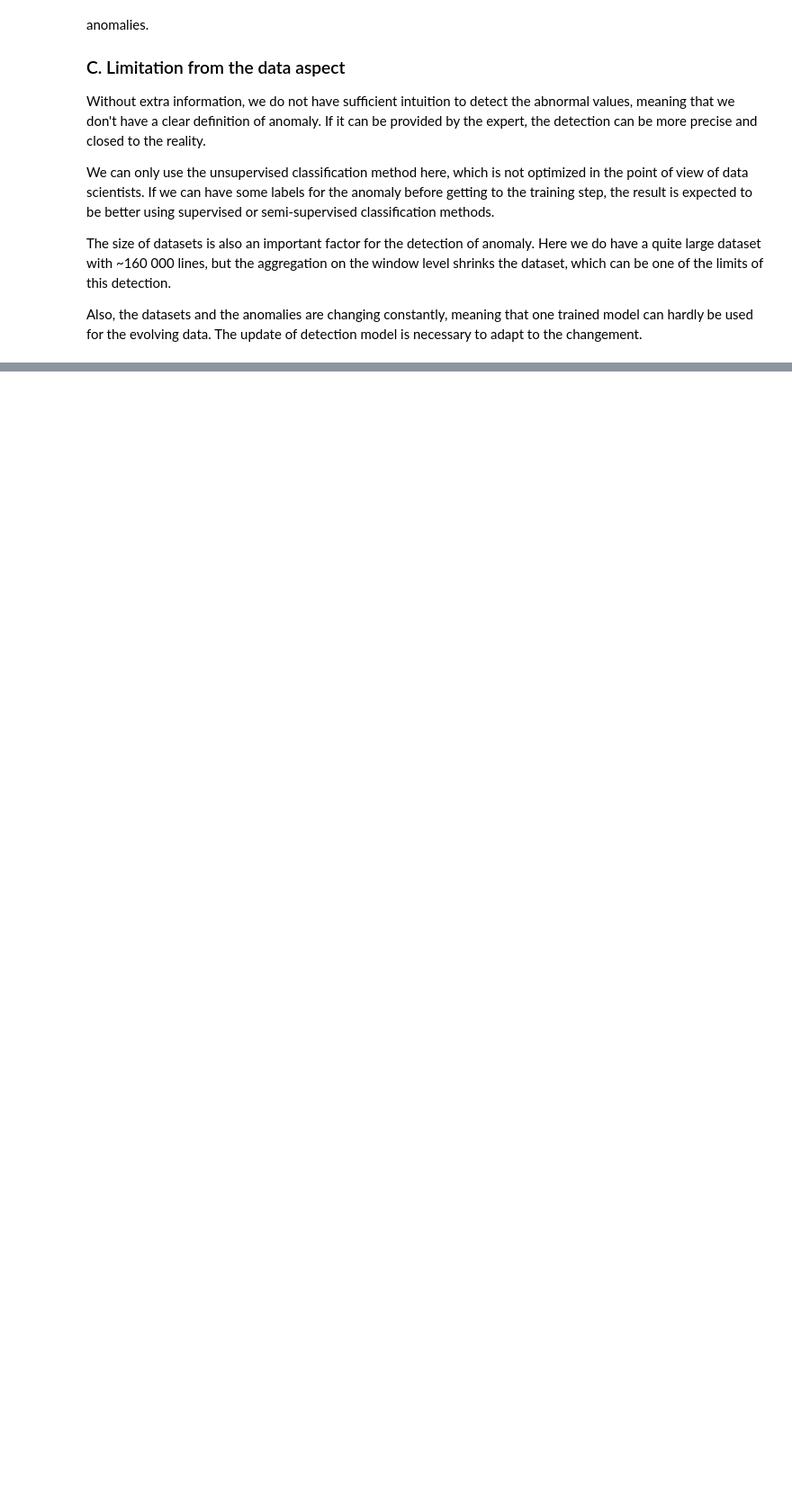
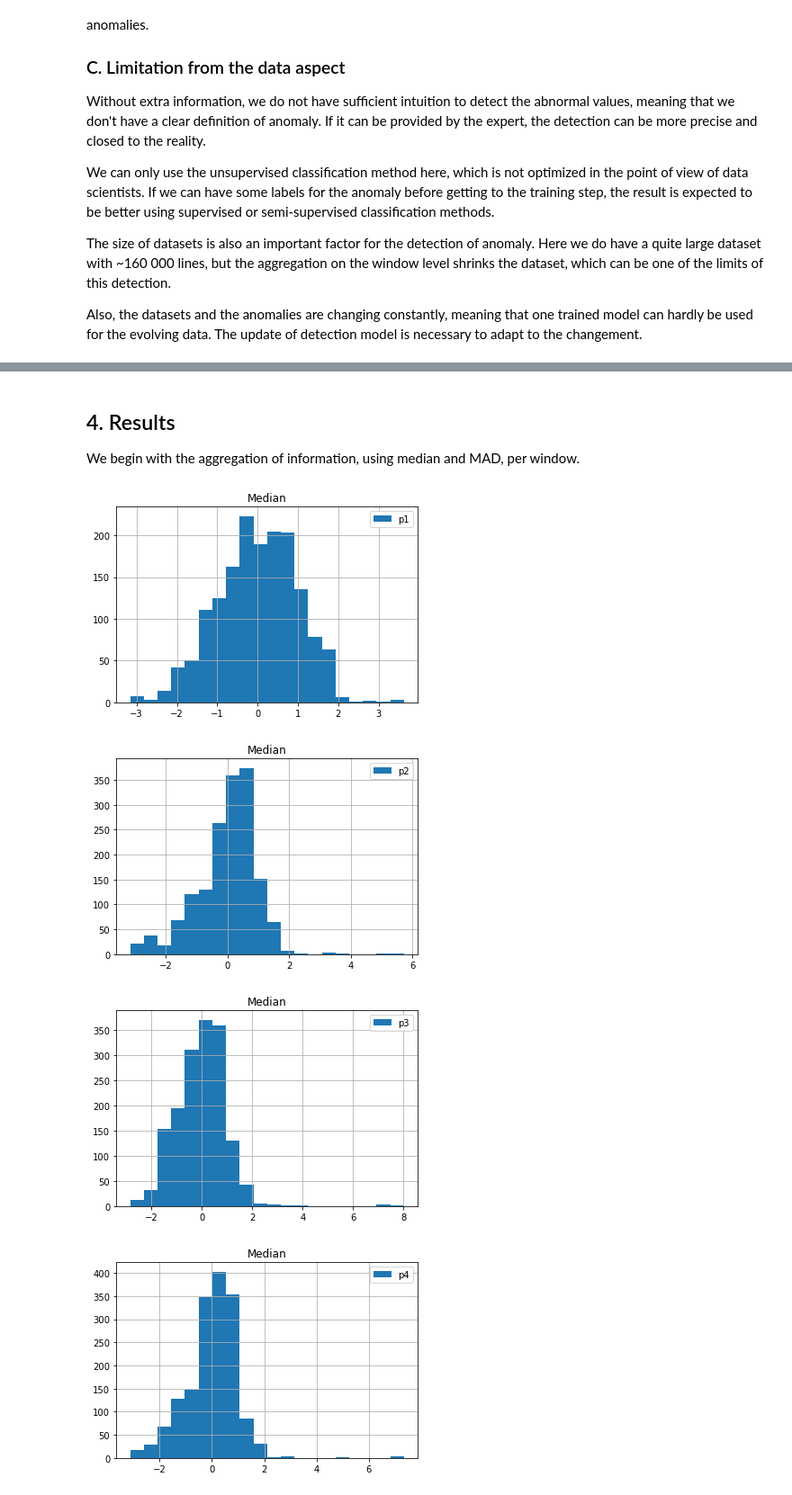
Before and after one commit to Ziqing-WU/AML-Outlier-BE, a Jupyter notebook: Report.ipynb, the cells around one changed output, grey strips where cells are left out. Shown: that part at 90% size. Saved outputs shown, nothing was run; the diff lists cells and outputs as text; code cells hidden in the pictures; blank space fills up the shorter version.

Commit message:
method and results to be filled

```diff
--- a/Report.ipynb
+++ b/Report.ipynb
@@ -205,0 +211,15 @@ A comparaison of the variance threshold method and PCA will be done in the [Sect
+# %% [markdown]
+## 4. <a id="sec4"></a>Results
+We begin with the aggregation of information, using median and MAD, per window.
+# %%
+median_per_window = dataset_no1anomaly.groupby(["day_cycle_window"]).median()
+for i in range(median_per_window.columns.shape[0]):
+    plt.figure()
+    median_per_window.iloc[:, i].hist(bins = 20, label = median_per_window.columns[i])
+    plt.legend()
+    plt.title("Median")
+# %% [output]
+[figure, added]
+[figure, added]
+[figure, added]
+[figure, added]
```
Also changed, not shown: parts of 23 cells of this notebook.
